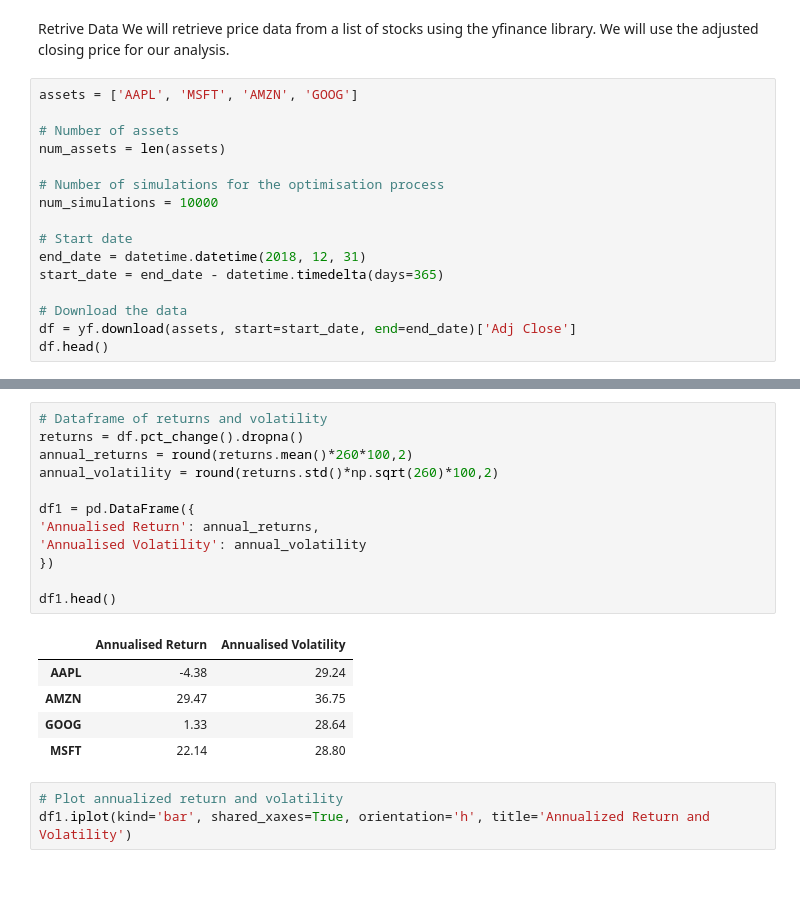
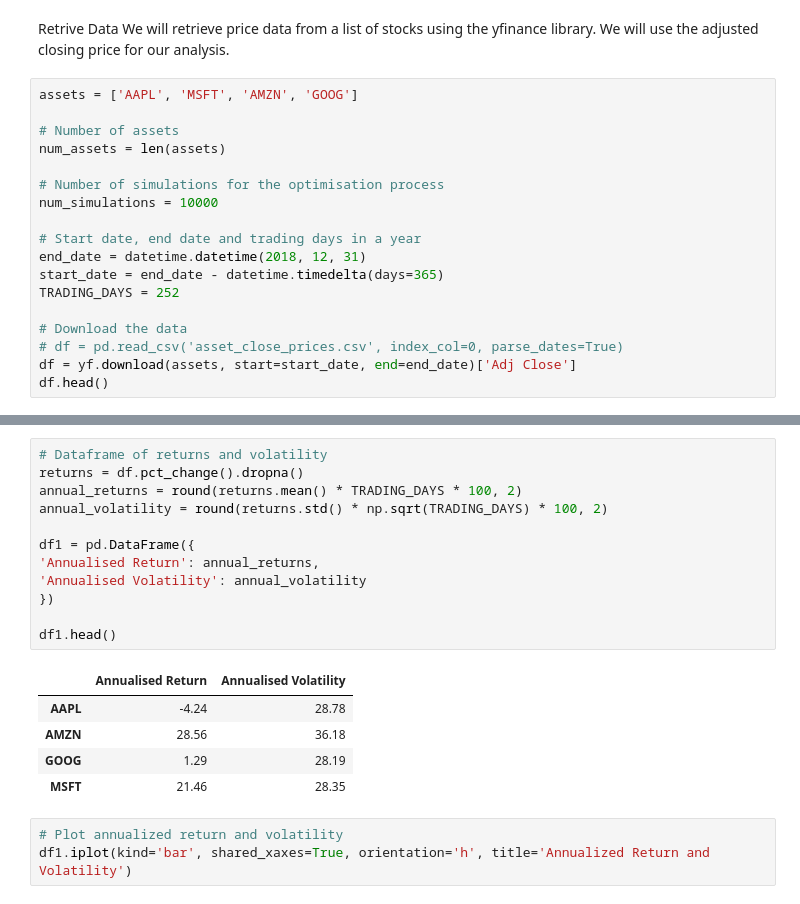
Before and after one commit to imharrisonking/cqf, a Jupyter notebook: 02-quantitative-risk-and-return/labs/01-portfolio-optimisation/portfolio_optimisation.ipynb, the cells around one changed output, grey strips where cells are left out. Saved outputs shown, nothing was run; the diff lists cells and outputs as text.

```diff
--- a/02-quantitative-risk-and-return/labs/01-portfolio-optimisation/portfolio_optimisation.ipynb
+++ b/02-quantitative-risk-and-return/labs/01-portfolio-optimisation/portfolio_optimisation.ipynb
@@ -39,11 +42,13 @@ num_assets = len(assets)
 # Number of simulations for the optimisation process
 num_simulations = 10000
 
-# Start date
+# Start date, end date and trading days in a year
 end_date = datetime.datetime(2018, 12, 31)
 start_date = end_date - datetime.timedelta(days=365)
+TRADING_DAYS = 252
 
 # Download the data
+# df = pd.read_csv('asset_close_prices.csv', index_col=0, parse_dates=True)
 df = yf.download(assets, start=start_date, end=end_date)['Adj Close']
 df.head()
 # %% [output]
@@ -63,21 +68,21 @@ df.iplot(kind='line')
 # %%
 # Dataframe of returns and volatility
 returns = df.pct_change().dropna()
-annual_returns = round(returns.mean()*260*100,2)
-annual_volatility = round(returns.std()*np.sqrt(260)*100,2)
+annual_returns = round(returns.mean() * TRADING_DAYS * 100, 2)
+annual_volatility = round(returns.std() * np.sqrt(TRADING_DAYS) * 100, 2)
 
 df1 = pd.DataFrame({
 'Annualised Return': annual_returns,
 'Annualised Volatility': annual_volatility
 })
 
 df1.head()
 # %% [output]
 |  | Annualised Return | Annualised Volatility |
-| AAPL | -4.38 | 29.24 |
-| AMZN | 29.47 | 36.75 |
-| GOOG | 1.33 | 28.64 |
-| MSFT | 22.14 | 28.80 |
+| AAPL | -4.24 | 28.78 |
+| AMZN | 28.56 | 36.18 |
+| GOOG | 1.29 | 28.19 |
+| MSFT | 21.46 | 28.35 |
 # %%
 # Plot annualized return and volatility
 df1.iplot(kind='bar', shared_xaxes=True, orientation='h', title='Annualized Return and Volatility')
```
Also changed, not shown: parts of 17 cells of this notebook, 1 other file.
